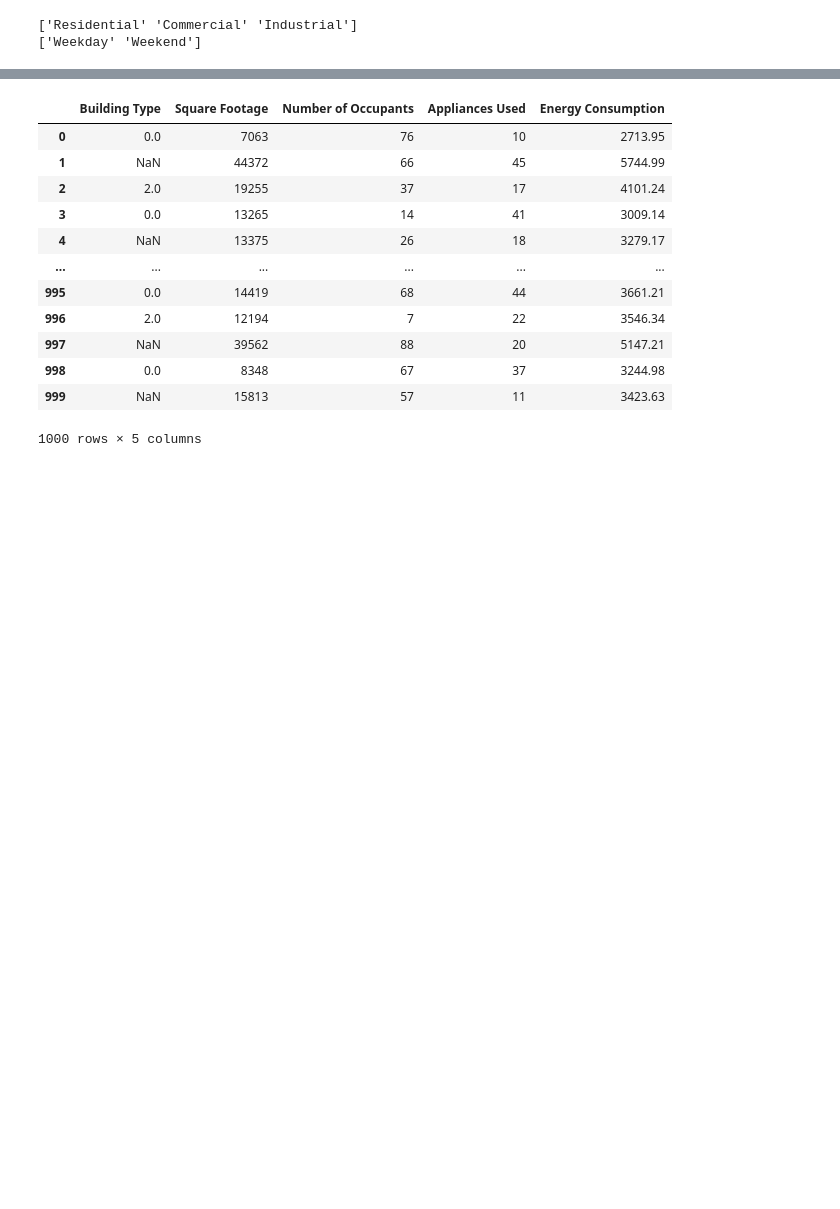
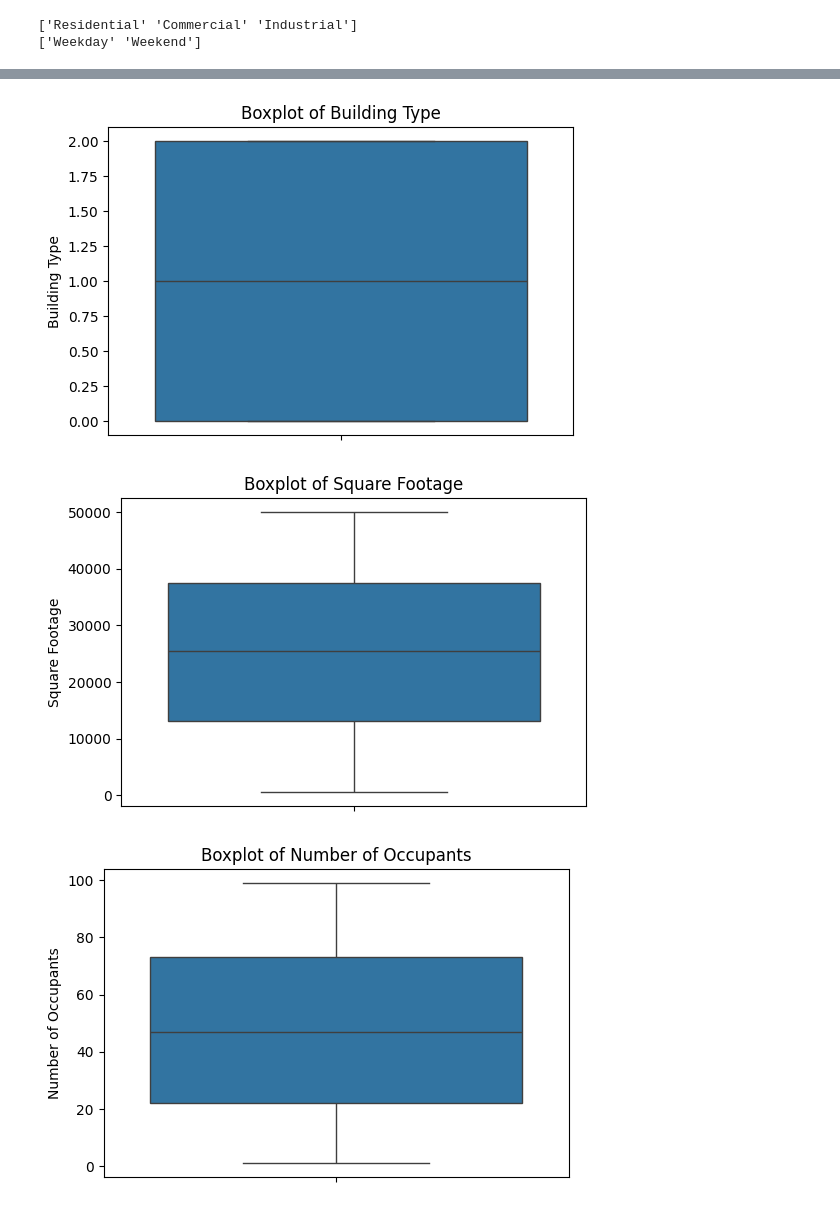
Before and after one commit to Yamm23/Learning-Macine-Learning, a Jupyter notebook: EnergyConsumption.ipynb, the cells around one changed output, grey strips where cells are left out. Drawn from its saved outputs; the diff is of its cells as text; code cells hidden in the pictures; blank space fills up the shorter version.

```diff
--- a/EnergyConsumption.ipynb
+++ b/EnergyConsumption.ipynb
@@ -34,7 +34,7 @@ print(f'{building_types}\n{days}')
 ['Residential' 'Commercial' 'Industrial']
 ['Weekday' 'Weekend']
 # %%
-df['Building Type']=df['Building Type'].str.strip().str.lower().map({'residential':0,'commericial':1,'industrial':2})
+df['Building Type']=df['Building Type'].str.strip().str.lower().map({'residential':0,'commercial':1,'industrial':2})
 df['Day of Week']=df['Day of Week'].str.strip().str.lower().map({'weekday':0,'weekend':1})
 # %%
 import seaborn as sns
@@ -49,18 +49,12 @@ plt.show()
 # %%
 data = df.drop(['Average Temperature', 'Day of Week'], axis=1)
-# %%
-data
-# %% [output]
-|  | Building Type | Square Footage | Number of Occupants | Appliances Used | Energy Consumption |
-| 0 | 0.0 | 7063 | 76 | 10 | 2713.95 |
-| 1 | NaN | 44372 | 66 | 45 | 5744.99 |
-| 2 | 2.0 | 19255 | 37 | 17 | 4101.24 |
-| 3 | 0.0 | 13265 | 14 | 41 | 3009.14 |
-| 4 | NaN | 13375 | 26 | 18 | 3279.17 |
-| ... | ... | ... | ... | ... | ... |
-| 995 | 0.0 | 14419 | 68 | 44 | 3661.21 |
-| 996 | 2.0 | 12194 | 7 | 22 | 3546.34 |
-| 997 | NaN | 39562 | 88 | 20 | 5147.21 |
-| 998 | 0.0 | 8348 | 67 | 37 | 3244.98 |
-| 999 | NaN | 15813 | 57 | 11 | 3423.63 |
-1000 rows × 5 columns
+# %%
+for column in data.select_dtypes(include=['float64', 'int64']).columns:
+    plt.figure(figsize=(6, 4))
+    sns.boxplot(y=data[column])
+    plt.title(f'Boxplot of {column}')
+    plt.show()
+# %% [output]
+[figure, added]
+[figure, added]
+[figure, added]
```
Also changed, not shown: parts of 4 cells of this notebook.
